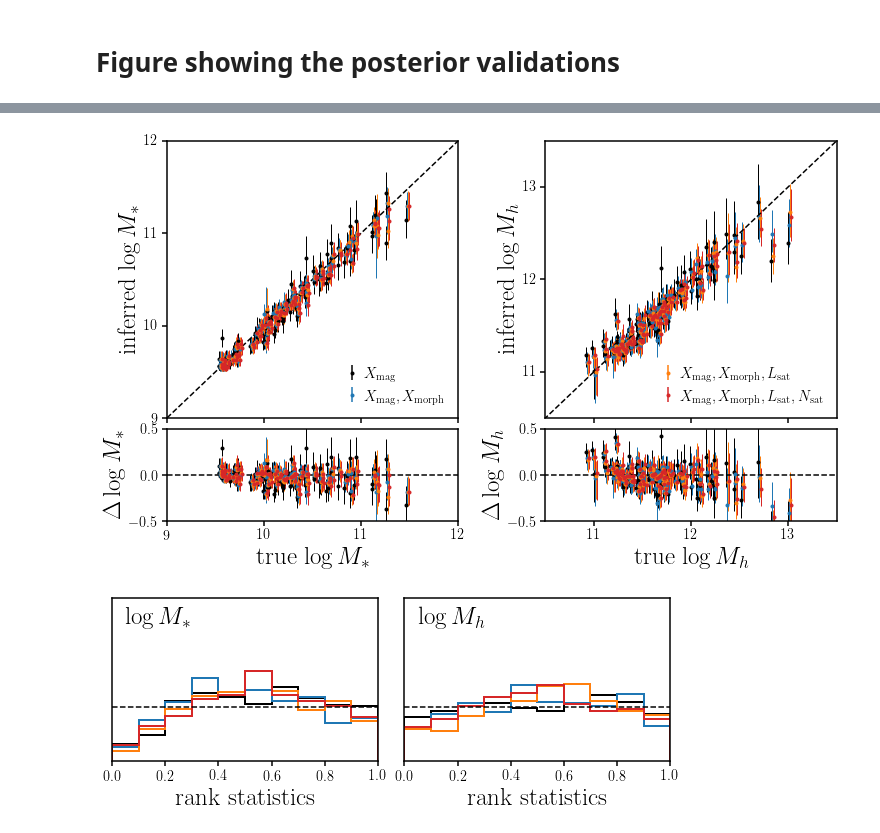
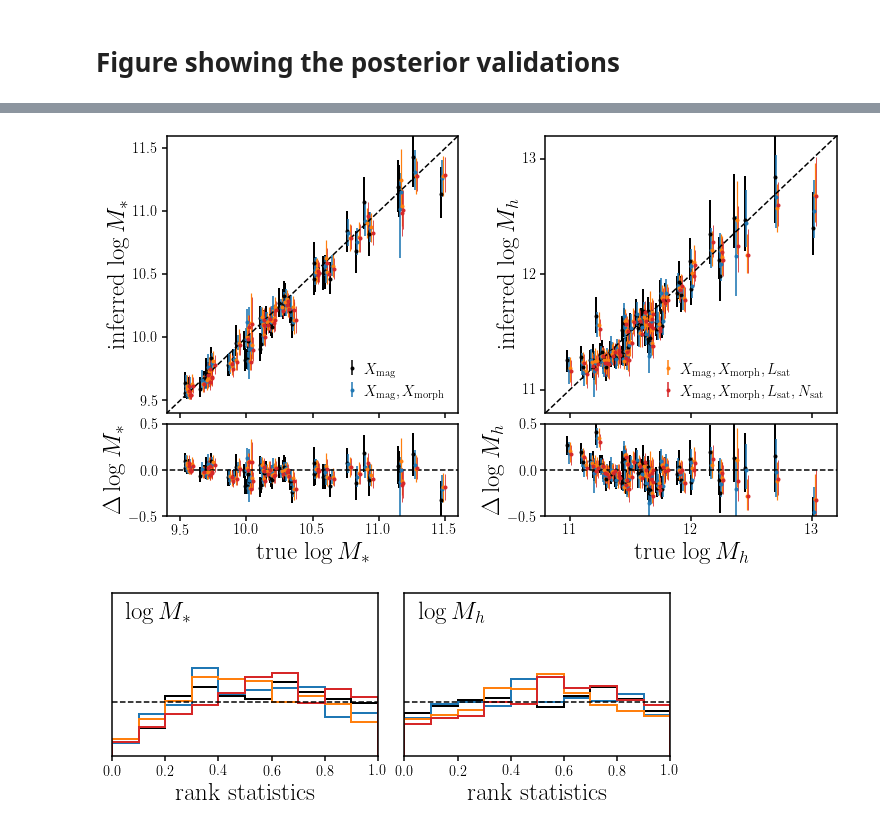
Before and after one commit to changhoonhahn/haloflow, a Jupyter notebook: docs/nb/validation.ipynb, the cells around one changed output, grey strips where cells are left out. Cells and saved outputs as stored; diff of their text form; code cells hidden in the pictures.

```diff
--- a/docs/nb/validation.ipynb
+++ b/docs/nb/validation.ipynb
@@ -84,8 +93,8 @@ y_nde1 = np.array(y_nde1)
 y_nde2 = np.array(y_nde2)
 y_nde3 = np.array(y_nde3)
 # %%
-i_ms_bin = np.arange(ys.shape[0])[::5]#np.array([np.argmin((ys[:,0] - ms)**2) for ms in np.linspace(9.5, 11.5, 21)])
-i_mh_bin = np.arange(ys.shape[0])[::5]# np.array([np.argmin((ys[:,1] - mh)**2) for mh in np.linspace(11, 13.25, 19)])
+i_ms_bin = np.arange(ys.shape[0])[::10]#np.array([np.argmin((ys[:,0] - ms)**2) for ms in np.linspace(9.5, 11.5, 21)])
+i_mh_bin = np.arange(ys.shape[0])[::10]# np.array([np.argmin((ys[:,1] - mh)**2) for mh in np.linspace(11, 13.25, 19)])
 
 fig, subs = plt.subplots(2, 2, gridspec_kw={'height_ratios': [3, 1]}, figsize=(12,7))
 #sub = fig.add_subplot(121)
@@ -93,7 +102,7 @@ sub = subs[0,0]
 
 for i, ys, y_nde, clr in zip(range(4), [y0, y1, y2, y3], [y_nde0, y_nde1, y_nde2, y_nde3], ['k', 'C0', 'C1', 'C3']):
     q1, q2, q3 = np.quantile(y_nde[i_ms_bin,:,0], (0.16, 0.5, 0.84), axis=1)
-    sub.errorbar(ys[i_ms_bin,0]+0.01*i, q2, yerr=[q2-q1, q3-q2], fmt='.%s' % clr, lw=1)
+    sub.errorbar(ys[i_ms_bin,0]+0.01*i, q2, yerr=[q2-q1, q3-q2], fmt='.%s' % clr, lw=2-0.4*i)
 
 sub.plot([9., 15], [9., 15], c='k', ls='--')
 
@@ -102,23 +111,23 @@ sub.errorbar([], [], yerr=[], fmt='.C0', label=r'$X_{\rm mag}, X_{\rm morph}$')
 sub.legend(loc='lower right', handletextpad=-0.2, fontsize=15)
 
 #sub.set_xlabel(r'true $\log M_*$', fontsize=25)
-sub.set_xlim(9., 12.)
-sub.set_xticks([9., 10., 11., 12.])
+sub.set_xlim(9.4, 11.6)
+sub.set_xticks([9.5, 10., 10.5, 11., 11.5])
 sub.set_xticklabels([])
 sub.set_ylabel(r'inferred $\log M_*$', fontsize=25)
-sub.set_ylim(9., 12.)
-sub.set_yticks([9., 10., 11., 12.])
+sub.set_ylim(9.4, 11.6)
+sub.set_yticks([9.5, 10., 10.5, 11., 11.5])
 
 sub = subs[1,0]
 for i, ys, y_nde, clr in zip(range(4), [y0, y1, y2, y3], [y_nde0, y_nde1, y_nde2, y_nde3], ['k', 'C0', 'C1', 'C3']):
     q1, q2, q3 = np.quantile(y_nde[i_ms_bin,:,0], (0.16, 0.5, 0.84), axis=1)
-    sub.errorbar(ys[i_ms_bin,0]+0.01*i, q2-ys[i_ms_bin,0], yerr=[q2-q1, q3-q2], fmt='.%s' % clr, lw=1)
+    sub.errorbar(ys[i_ms_bin,0]+0.01*i, q2-ys[i_ms_bin,0], yerr=[q2-q1, q3-q2], fmt='.%s' % clr, lw=2-0.4*i)
 
 sub.plot([9., 15], [0., 0.,], c='k', ls='--')
 
 sub.set_xlabel(r'true $\log M_*$', fontsize=25)
-sub.set_xlim(9., 12.)
-sub.set_xticks([9., 10., 11., 12.])
+sub.set_xlim(9.4, 11.6)
+sub.set_xticks([9.5, 10., 10.5, 11., 11.5])
 sub.set_ylabel(r'$\Delta \log M_*$', fontsize=25)
 sub.set_ylim(-0.5, 0.5)
 #sub.set_yticks([9., 10., 11., 12.])
@@ -128,39 +137,39 @@ sub.set_ylim(-0.5, 0.5)
 sub = subs[0,1]
 for i, ys, y_nde, clr in zip(range(4), [y0, y1, y2, y3], [y_nde0, y_nde1, y_nde2, y_nde3], ['k', 'C0', 'C1', 'C3']):
     q1, q2, q3 = np.quantile(y_nde[i_mh_bin,:,1], (0.16, 0.5, 0.84), axis=1)
-    sub.errorbar(ys[i_mh_bin,1]+0.01*i, q2, yerr=[q2-q1, q3-q2], fmt='.%s' % clr, lw=1)
+    sub.errorbar(ys[i_mh_bin,1]+0.01*i, q2, yerr=[q2-q1, q3-q2], fmt='.%s' % clr, lw=2-0.4*i)
 
 sub.errorbar([], [], yerr=[], fmt='.C1', label=r'$X_{\rm mag}, X_{\rm morph}, L_{\rm sat}$')
 sub.errorbar([], [], yerr=[], fmt='.C3', label=r'$X_{\rm mag}, X_{\rm morph}, L_{\rm sat}, N_{\rm sat}$')
 
 sub.legend(loc='lower right', handletextpad=-0.2, fontsize=15)
 
 sub.plot([9., 15], [9., 15], c='k', ls='--')
 #sub.set_xlabel(r'true $\log M_h$', fontsize=25)
-sub.set_xlim(10.5, 13.5)
+sub.set_xlim(10.8, 13.2)
 sub.set_xticks([11, 12, 13])
 sub.set_xticklabels([])
 sub.set_ylabel(r'inferred $\log M_h$', fontsize=25)
-sub.set_ylim(10.5, 13.5)
+sub.set_ylim(10.8, 13.2)
 sub.set_yticks([11, 12, 13])
 
 sub = subs[1,1]
 for i, ys, y_nde, clr in zip(range(4), [y0, y1, y2, y3], [y_nde0, y_nde1, y_nde2, y_nde3], ['k', 'C0', 'C1', 'C3']):
     q1, q2, q3 = np.quantile(y_nde[i_ms_bin,:,1], (0.16, 0.5, 0.84), axis=1)
-    sub.errorbar(ys[i_ms_bin,1]+0.01*i, q2-ys[i_ms_bin,1], yerr=[q2-q1, q3-q2], fmt='.%s' % clr, lw=1)
+    sub.errorbar(ys[i_ms_bin,1]+0.01*i, q2-ys[i_ms_bin,1], yerr=[q2-q1, q3-q2], fmt='.%s' % clr, lw=2-0.4*i)
 
 sub.plot([9., 15], [0., 0.,], c='k', ls='--')
 
 sub.set_xlabel(r'true $\log M_h$', fontsize=25)
-sub.set_xlim(10.5, 13.5)
+sub.set_xlim(10.8, 13.2)
 sub.set_xticks([11, 12, 13])
 sub.set_ylabel(r'$\Delta \log M_h$', fontsize=25)
 sub.set_ylim(-0.5, 0.5)
 
 fig.subplots_adjust(wspace=0.3, hspace=0.06)
 fig.savefig('figs/valid_errorbar.pdf', bbox_inches='tight')
 # %% [output]
-[figure, old version]
+[figure, new version]
 # %%
 fig = plt.figure(figsize=(10, 3))
 for i in range(2):
@@ -181,7 +190,7 @@ for i in range(2):
 fig.subplots_adjust(hspace=0.1, wspace=0.1)
 #fig.savefig('../figs/ranks_p_omega_x.pdf', bbox_inches='tight')
 # %% [output]
-[figure, old version]
+[figure, new version]
 # %%
 from tarp import get_drp_coverage
 # %%
```
Also changed, not shown: parts of 2 cells of this notebook, 1 other file.
